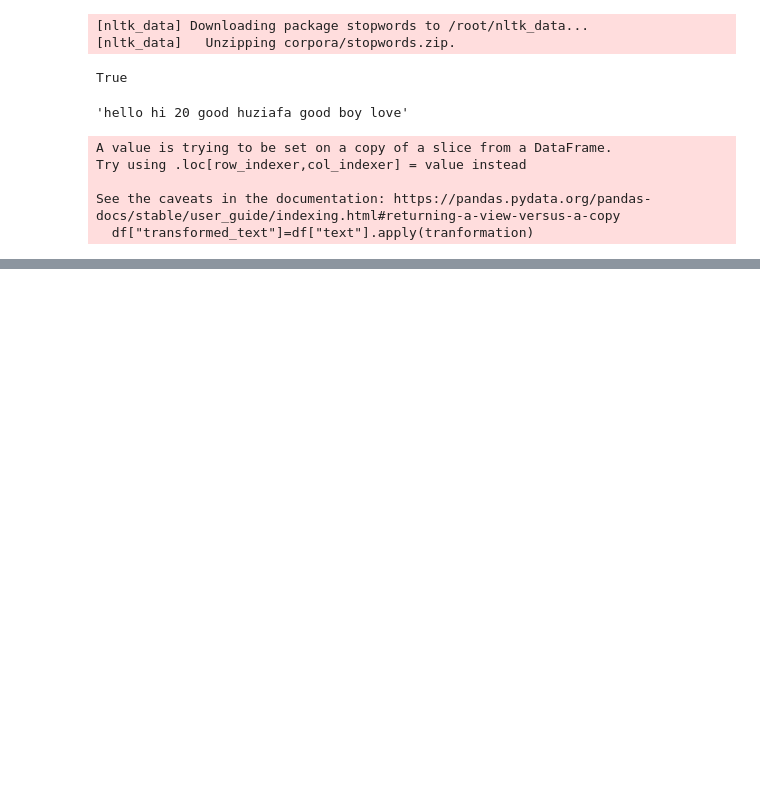
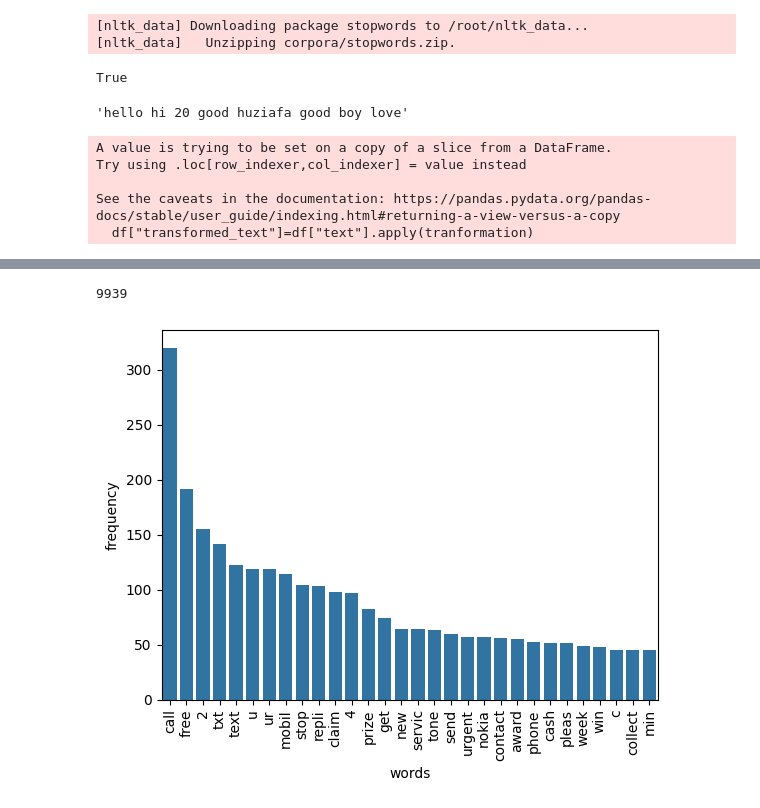
Before and after one commit to Huzaifa3242/Machine-learning-projects, a Jupyter notebook: Sms_spam_classifier.ipynb, the cells around one changed output, grey strips where cells are left out. Drawn from its saved outputs; the diff is of its cells as text; code cells hidden in the pictures; blank space fills up the shorter version.

```diff
--- a/Sms_spam_classifier.ipynb
+++ b/Sms_spam_classifier.ipynb
@@ -304,0 +305,20 @@ plt.imshow(ham)
+# %%
+# Building corpus
+corpus_s=[]
+for msg in df[df["target"]==1]["transformed_text"].tolist():
+  for word in msg.split():
+    corpus_s.append(word)
+# %%
+len(corpus_s)
+# %% [output]
+9939
+# %%
+from collections import Counter
+words_count=Counter(corpus_s).most_common(30)
+words_count_df=pd.DataFrame(words_count,columns=["words","frequency"])
+# %%
+sns.barplot(x="words",y="frequency",data=words_count_df)
+plt.xticks(rotation="vertical")
+plt.show()
+# %% [output]
+[figure, added]
```
Also changed, not shown: parts of 24 cells of this notebook.
